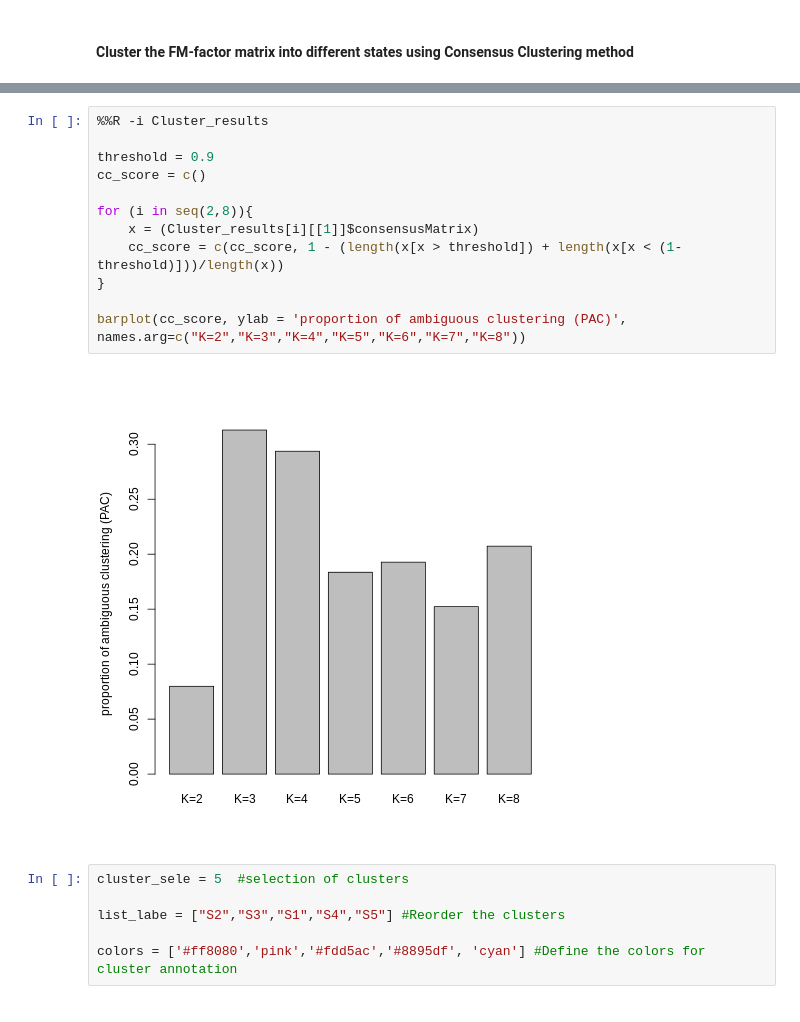
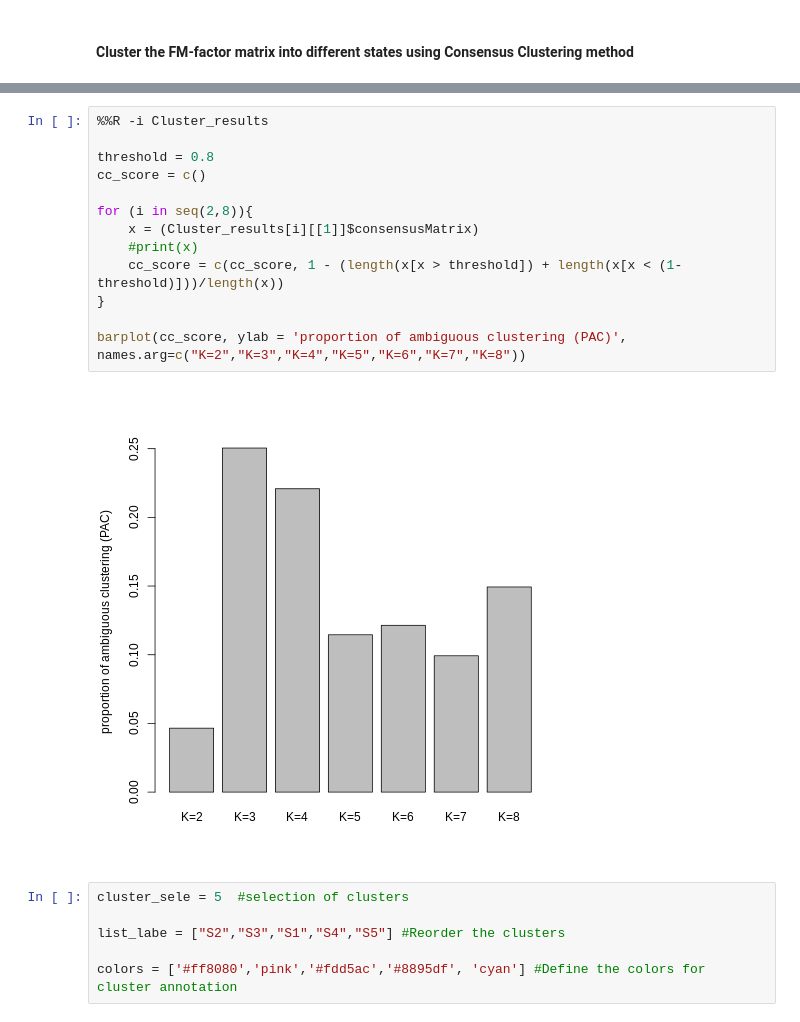
Before and after one commit to IlyaLab/FMStates, a Jupyter notebook: project/Notebooks/Example1-comparing-clustering-annotation.ipynb, the cells around one changed output, grey strips where cells are left out. Cells and saved outputs as stored; diff of their text form.

```diff
--- a/project/Notebooks/Example1-comparing-clustering-annotation.ipynb
+++ b/project/Notebooks/Example1-comparing-clustering-annotation.ipynb
@@ -167,17 +152,18 @@ Cluster_results = ConsensusClusterPlus(t(apply(Br, 2, scale)), maxK = 8, rep = 1
 # %%
 %%R -i Cluster_results
 
-threshold = 0.9
+threshold = 0.8
 cc_score = c()
 
 for (i in seq(2,8)){
     x = (Cluster_results[i][[1]]$consensusMatrix)
+    #print(x)
     cc_score = c(cc_score, 1 - (length(x[x > threshold]) + length(x[x < (1- threshold)]))/length(x))
 }
 
 barplot(cc_score, ylab = 'proportion of ambiguous clustering (PAC)', names.arg=c("K=2","K=3","K=4","K=5","K=6","K=7","K=8"))
 # %% [output]
-[figure, old version]
+[figure, new version]
 # %%
 cluster_sele = 5  #selection of clusters
 
```
Also changed, not shown: parts of 9 cells of this notebook, 1 other file.
